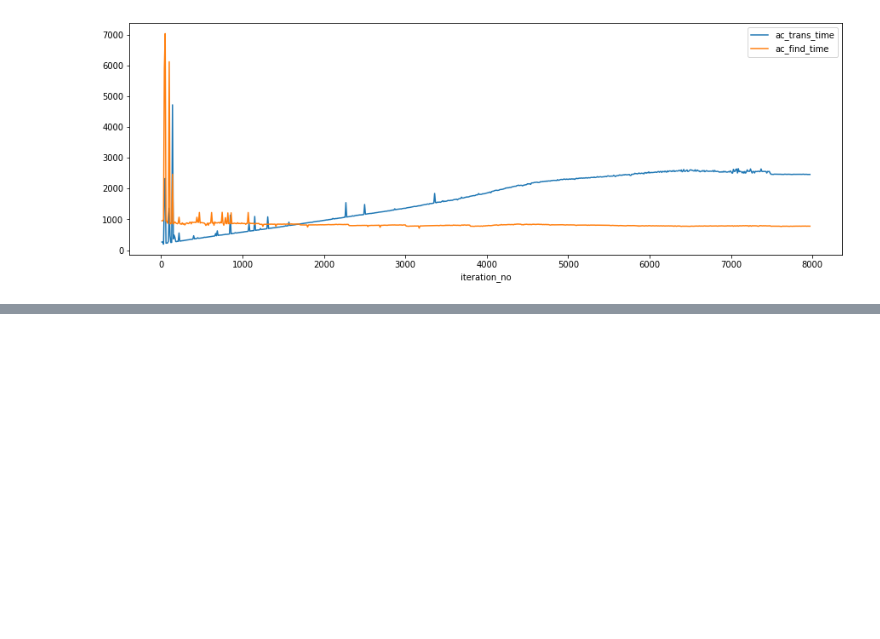
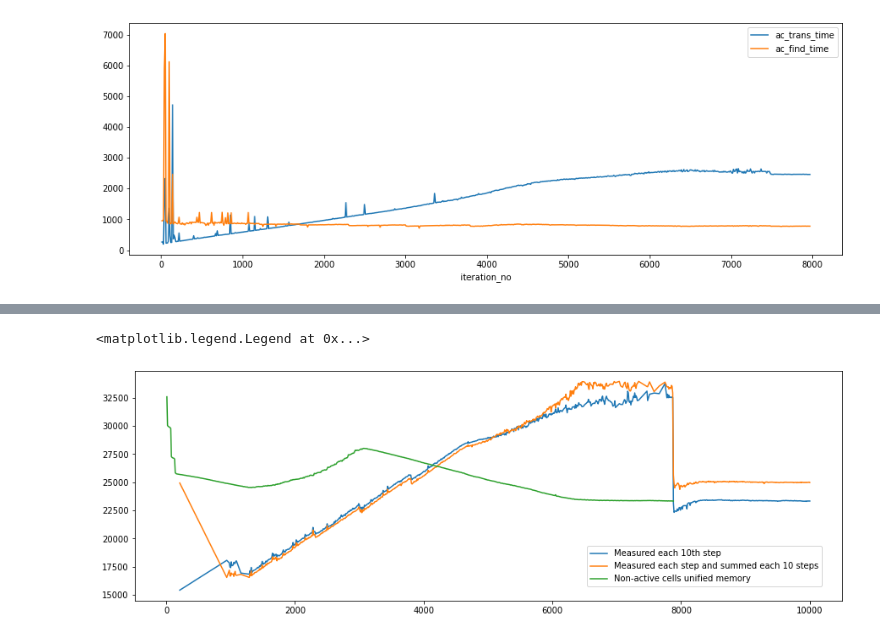
Before and after one commit to prenc/saturated-flow-thesis, a Jupyter notebook: coverage_evaluation.ipynb, the cells around one changed output, grey strips where cells are left out. Drawn from its saved outputs; the diff is of its cells as text; code cells hidden in the pictures; blank space fills up the shorter version.

Commit message:
Add each tenth step time measurement section

```diff
--- a/coverage_evaluation.ipynb
+++ b/coverage_evaluation.ipynb
@@ -205,0 +207,28 @@ avg_20_loop_comp.plot(x='iteration_no', y='ac_find_time', ax=ax)
+# %%
+ac_to_avg = glob('unical_mount_point/m_ti_af_*')
+
+active_cell_cols = ['iteration_no', 'ac_coverage', 'ac_iter_time', 'ac_trans_time', 'ac_find_time']
+inter_df = pd.DataFrame()
+ac_trans_df = pd.DataFrame()
+ac_find_df = pd.DataFrame()
+
+for i, path in enumerate(ac_to_avg):
+    df = pd.read_csv(path, skiprows=1, names=active_cell_cols)
+    inter_df[i] = df.ac_iter_time
+    ac_trans_df[i] = df.ac_trans_time
+    ac_find_df[i] = df.ac_find_time
+
+avg_20_af_10 = pd.read_csv(ac_to_avg[0], skiprows=1, names=active_cell_cols)
+avg_20_af_10['ac_iter_time'] = inter_df.median(axis=1)
+avg_20_af_10['ac_trans_time'] = ac_trans_df.median(axis=1)
+avg_20_af_10['ac_find_time'] = ac_find_df.median(axis=1)
+
+ac_to_sum_ver = glob('unical_mount_point/m_ti_e_*')
+
+inter_df = pd.DataFrame()
+for i, path in enumerate(ac_to_sum_ver):
+    df = pd.read_csv(path, skiprows=1, names=['iteration_no', 'u_coverage', 'u_iter_time', 'x', 'y'])
+    inter_df[i] = df.u_iter_time
+avg_20_af_10['ac_iter_time_merged'] = inter_df.groupby(inter_df.index // 10).sum().iloc[:-1].median(axis=1)
+
+avg_20_af_10.describe()
@@ -205,0 +245,13 @@ avg_20_loop_comp.plot(x='iteration_no', y='ac_find_time', ax=ax)
+# %%
+fig, ax = plt.subplots(figsize=(15, 5))
+df = removed_outliers(avg_20_af_10, 'ac_iter_time', level=1.5)
+df = removed_outliers(df, 'ac_iter_time_merged', level=1.5)
+
+ax.plot(df.iteration_no, df.ac_iter_time, label='Measured each 10th step')
+ax.plot(df.iteration_no, df.ac_iter_time_merged, label='Measured each step and summed each 10 steps')
+
+ax.plot(avg_1000_comp.iteration_no, avg_1000_comp.u_iter_time * 10, label='Non-active cells unified memory')
+fig.legend(loc='lower right', bbox_to_anchor=(.8, .1))
+# %% [output]
+<matplotlib.legend.Legend at 0x...>
+[figure, added]
```
Also changed, not shown: parts of 7 cells of this notebook.
